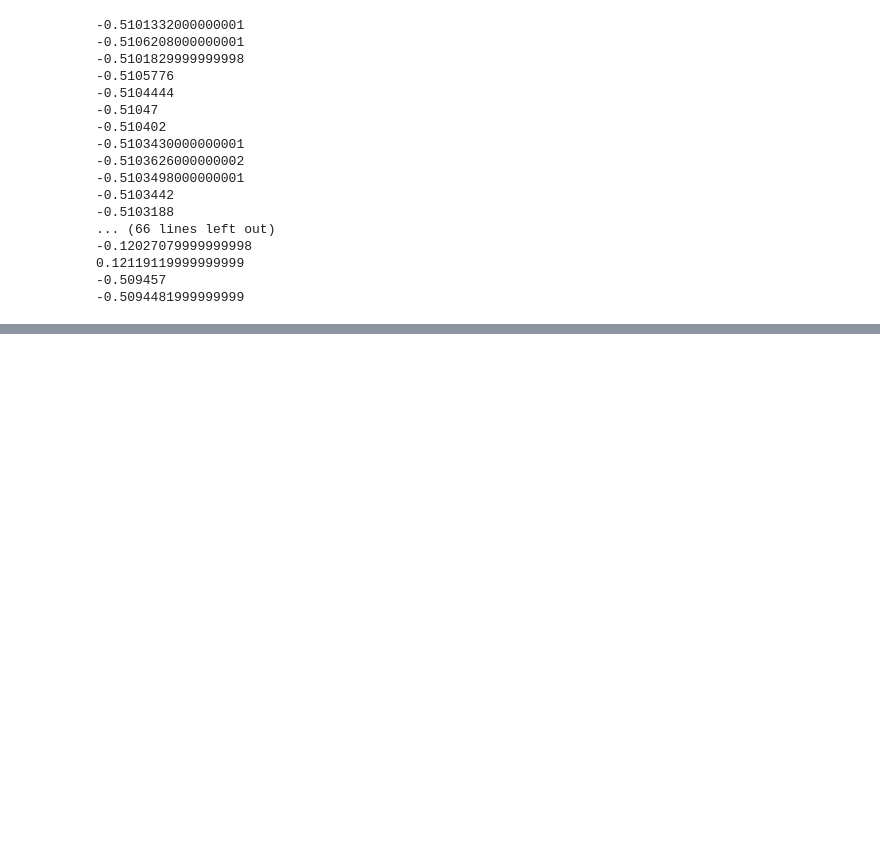
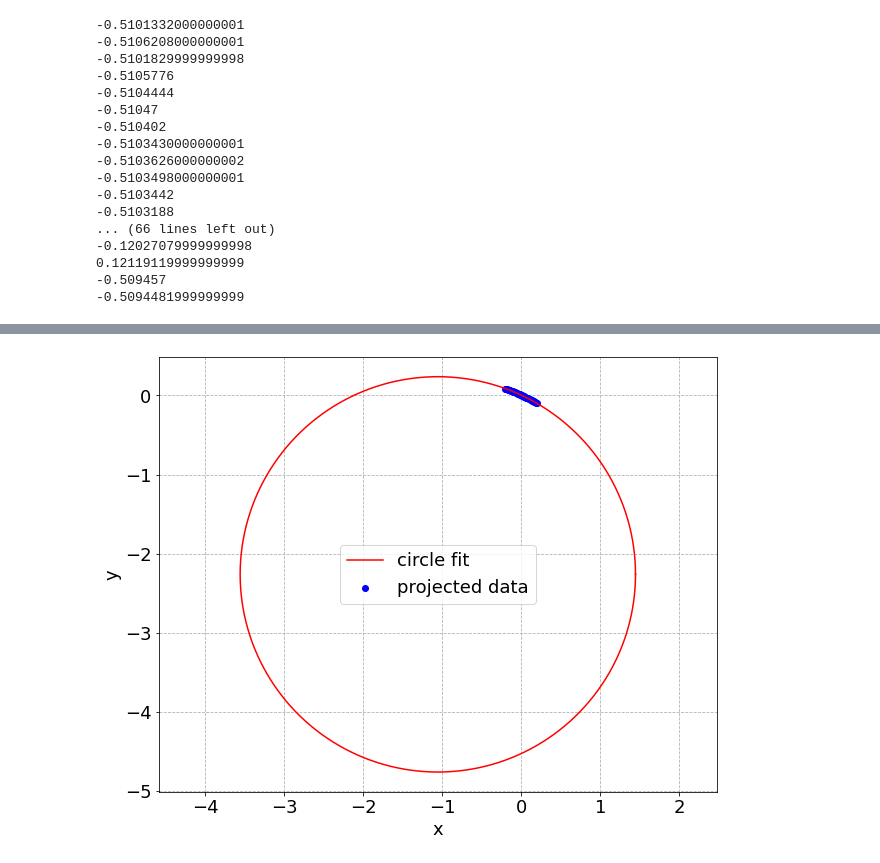
Before and after one commit to ckampa13/hallprobecalib, a Jupyter notebook: scripts/Calibration_Survey_Dec_2022/12-15-22_Survey_Results_v2.ipynb, the cells around one changed output, grey strips where cells are left out. Saved outputs shown, nothing was run; the diff lists cells and outputs as text; code cells hidden in the pictures; blank space fills up the shorter version.

```diff
--- a/scripts/Calibration_Survey_Dec_2022/12-15-22_Survey_Results_v2.ipynb
+++ b/scripts/Calibration_Survey_Dec_2022/12-15-22_Survey_Results_v2.ipynb
@@ -1242,0 +1350,2 @@ for group_ind in groups_ind:
+# %%
+df_cir = pd.DataFrame({'X': vecs_gen[:, 0], 'Y': vecs_gen[:, 1], 'Z': vecs_gen[:, 2]})
@@ -1242,0 +1421,28 @@ for group_ind in groups_ind:
+# %%
+# sketching circle fit
+# first fit plane
+# norm_v, centroid = plane_fit_SVD(df_cir)
+norm_v, centroid = plane_fit_SVD_circle(df_cir)
+norm_v = norm_v/np.linalg.norm(norm_v)
+# theta_ = np.arccos(norm_v[2])
+k_vec = np.cross(norm_v, np.array([0, 0, 1]))
+# k_vec = -np.cross(np.array([0, 0, 1]), norm_v)
+k_vec = k_vec / np.linalg.norm(k_vec)
+#costheta = norm_v[2]
+#costheta = np.dot(norm_v, k_vec)
+costheta = np.dot(norm_v, [0, 0, 1])
+sintheta = (1-costheta**2)**(1/2)
+# then project onto fit plane (X, Y)
+# using Rodrigues' rotation formula
+vecs_gen_cen = vecs_gen-centroid
+vecs_rot = vecs_gen_cen * costheta + np.cross(k_vec, vecs_gen_cen) * sintheta + np.outer(np.dot(vecs_gen_cen, k_vec), k_vec) * (1 - costheta)
+vecs_rot_for = np.array([v * costheta + np.cross(k_vec, v) * sintheta + np.dot(k_vec, v)*k_vec*(1-costheta) for v in vecs_gen_cen])
+# vecs_rot = vecs_gen * costheta + np.cross(k_vec, vecs_gen) * sintheta + np.outer(np.dot(vecs_gen, k_vec), k_vec) * (1 - costheta)
+# vecs_rot_for = np.array([v * costheta + np.cross(k_vec, v) * sintheta + np.dot(v, k_vec)*k_vec*(1-costheta) for v in vecs_gen])
+# fit circle
+cent, R_guess, Ri_fit, R_residual = reco_circle(vecs_rot[:,0], vecs_rot[:,1])
+# cent, R_guess, Ri_fit, R_residual = reco_circle(vecs_rot_for[:,0], vecs_rot_for[:,1])
+# %%
+# alternative!
+#result_params, result = reco_circle_coope(vecs_rot[:,0], vecs_rot[:,1])
+result_params, result = reco_circle_coope_v2(vecs_rot[:,0], vecs_rot[:,1])
@@ -1242,0 +1477,17 @@ for group_ind in groups_ind:
+# %%
+fig, ax = plt.subplots()
+
+t_ = np.linspace(0, 2*np.pi, 361)
+x_ = result_params['R']*np.cos(t_) + result_params['Xc']
+y_ = result_params['R']*np.sin(t_) + result_params['Yc']
+
+ax.scatter(vecs_rot[:, 0], vecs_rot[:, 1], color='blue', label='projected data')
+ax.plot(x_, y_, 'r-', label='circle fit')
+
+ax.axis('equal')
+
+ax.set_xlabel('x')
+ax.set_ylabel('y')
+ax.legend();
+# %% [output]
+[figure, added]
```
Also changed, not shown: parts of 49 cells of this notebook, 1 other file.
